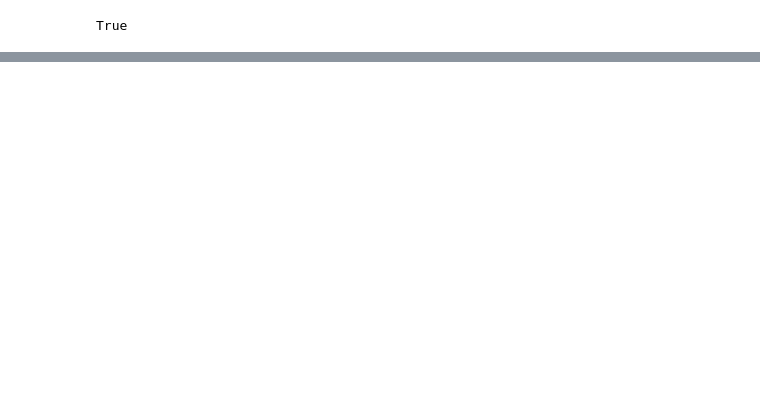
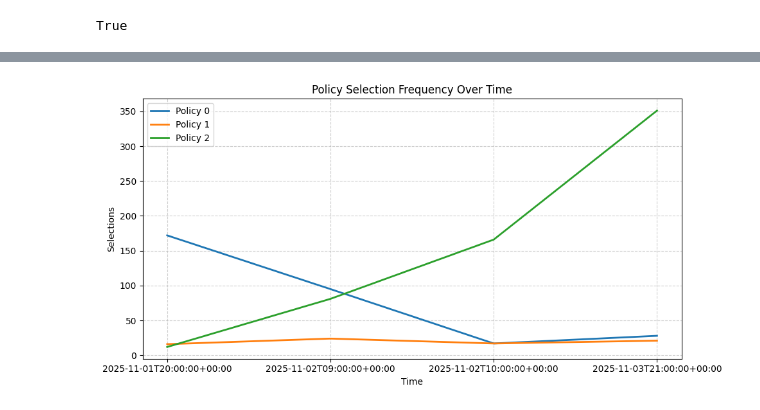
Before and after one commit to nikosga/mlserve.com-notebooks, a Jupyter notebook: notebooks/rl.ipynb, the cells around one changed output, grey strips where cells are left out. Drawn from its saved outputs; the diff is of its cells as text; code cells hidden in the pictures; blank space fills up the shorter version.

```diff
--- a/notebooks/rl.ipynb
+++ b/notebooks/rl.ipynb
@@ -214,0 +326,4 @@ plt.show()
+# %%
+plot_policy_selection(data["policy_series"])
+# %% [output]
+[figure, added]
```
Also changed, not shown: parts of 13 cells of this notebook, 1 other file.
